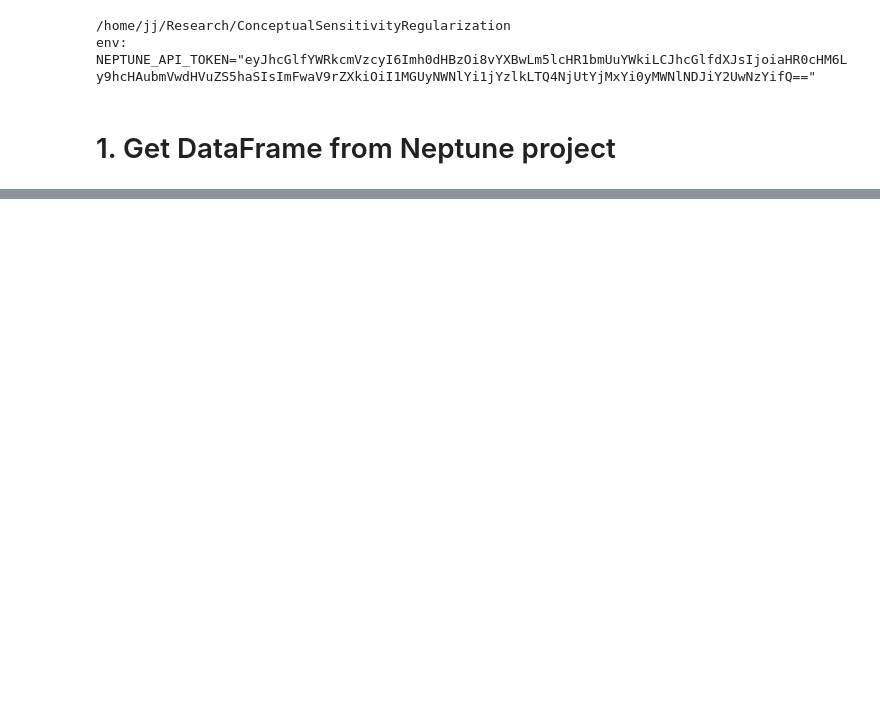
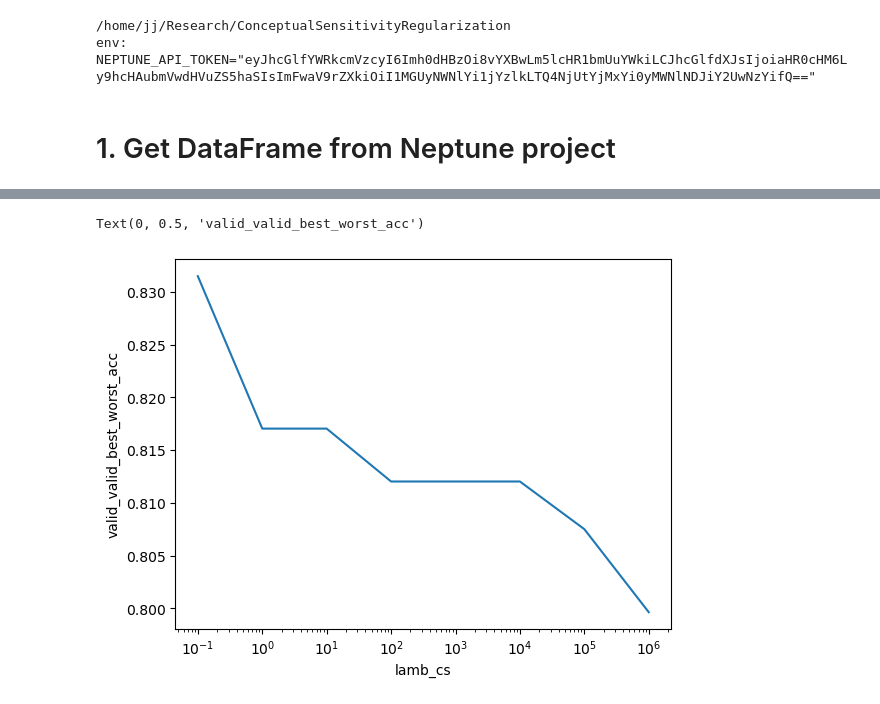
Before and after one commit to joshua840/ConceptualSensitivityRegularization, a Jupyter notebook: notebooks/results_viewer/Waterbirds_summary.ipynb, the cells around one changed output, grey strips where cells are left out. Saved outputs shown, nothing was run; the diff lists cells and outputs as text; code cells hidden in the pictures; blank space fills up the shorter version.

```diff
--- a/notebooks/results_viewer/Waterbirds_summary.ipynb
+++ b/notebooks/results_viewer/Waterbirds_summary.ipynb
@@ -143,0 +196,16 @@ plt.show()
+# %%
+pth = '/mnt/ssd/jj/Research/Maxent/ConceptualSensitivityRegularization/.neptune/temp/TEM-648/checkpoints/last.ckpt'
+
+df_cgr = df.query('module_name == "CGR" and minor_ratio == 0.05 and g_ckpt_path == @pth')
+
+vars_list = ['g_ckpt_path', 'minor_ratio', 'learning_rate', 'lamb_cs']
+tmp = df_cgr.groupby(vars_list)['valid_valid_best_worst_acc'].mean().reset_index()
+# %%
+plt.plot(tmp['lamb_cs'], tmp['valid_valid_best_worst_acc'])
+# log scale x
+plt.xscale('log')
+plt.xlabel('lamb_cs')
+plt.ylabel('valid_valid_best_worst_acc')
+# %% [output]
+Text(0, 0.5, 'valid_valid_best_worst_acc')
+[figure, added]
```
Also changed, not shown: parts of 17 cells of this notebook, 29 other files.
